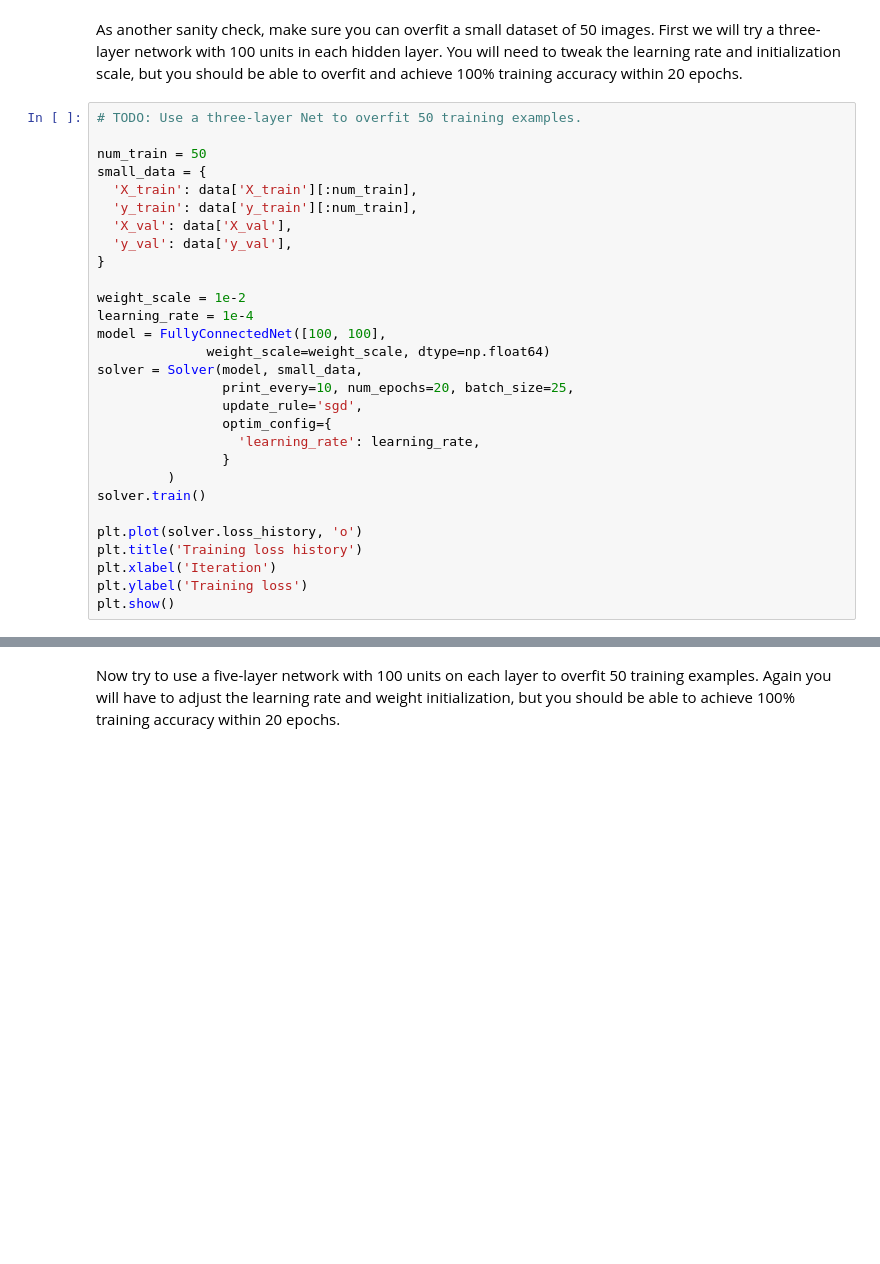
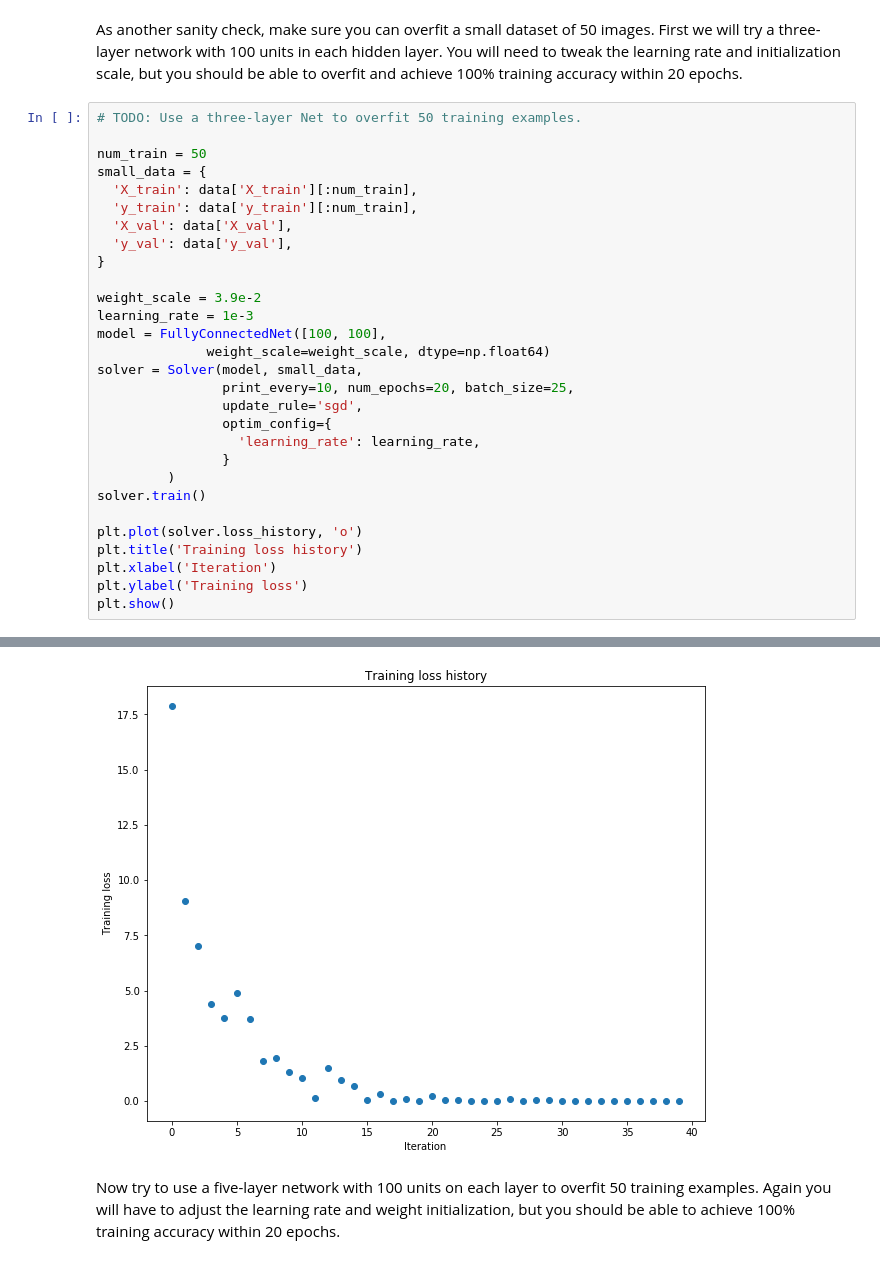
Before and after one commit to packyan/cs231n-2017, a Jupyter notebook: assignment2/FullyConnectedNets.ipynb, the cells around one changed output, grey strips where cells are left out. Drawn from its saved outputs; the diff is of its cells as text; blank space fills up the shorter version.

```diff
--- a/assignment2/FullyConnectedNets.ipynb
+++ b/assignment2/FullyConnectedNets.ipynb
@@ -458,8 +492,8 @@ small_data = {
   'y_val': data['y_val'],
 }
 
-weight_scale = 1e-2
-learning_rate = 1e-4
+weight_scale = 3.9e-2
+learning_rate = 1e-3
 model = FullyConnectedNet([100, 100],
               weight_scale=weight_scale, dtype=np.float64)
 solver = Solver(model, small_data,
@@ -476,3 +510,4 @@ plt.title('Training loss history')
 plt.xlabel('Iteration')
 plt.ylabel('Training loss')
 plt.show()
+# %% [output]
@@ -479,3 +531,4 @@ plt.show()
+[figure, added]
 # %% [markdown]
 Now try to use a five-layer network with 100 units on each layer to overfit 50 training examples. Again you will have to adjust the learning rate and weight initialization, but you should be able to achieve 100% training accuracy within 20 epochs.
 # %%
```
Also changed, not shown: parts of 4 cells of this notebook, 2 other files.
